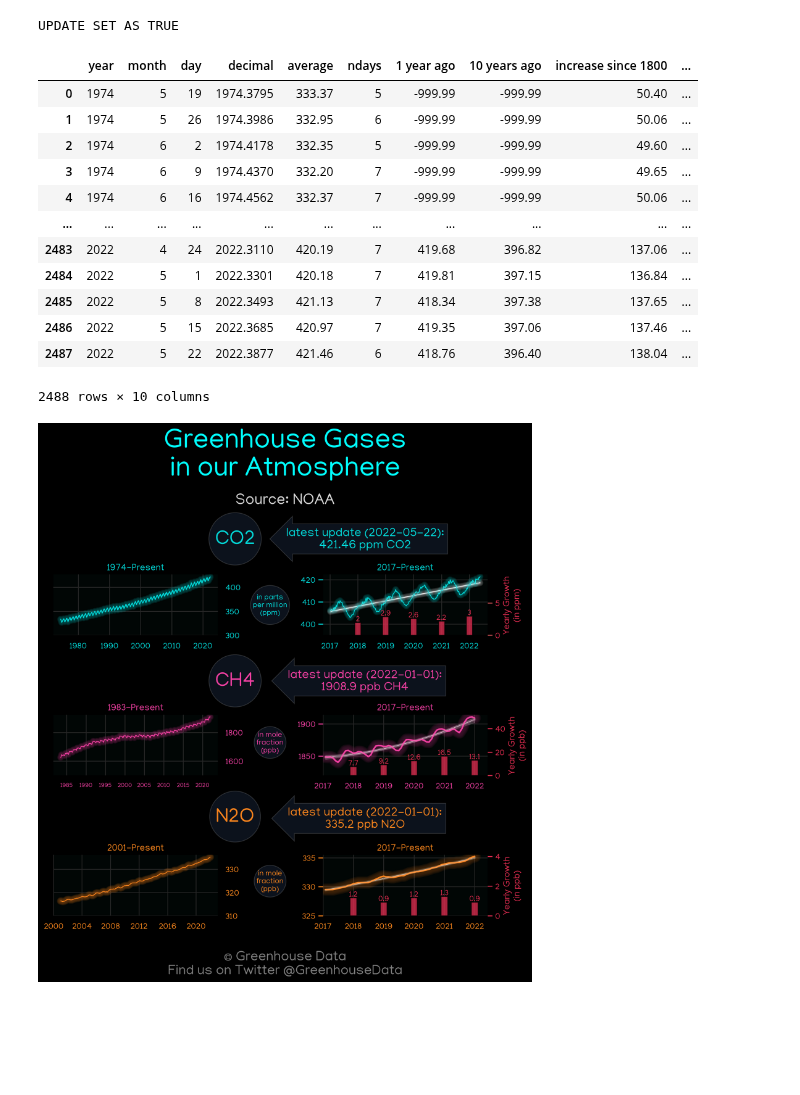
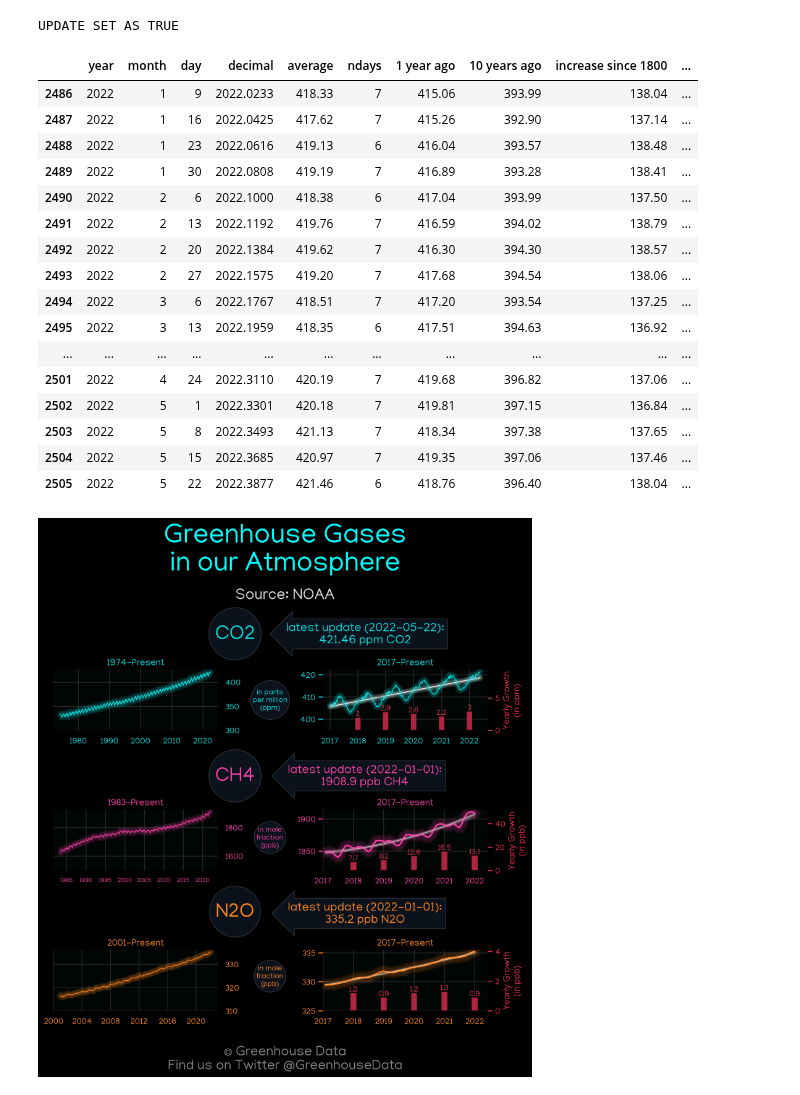
Before and after one commit to dquintani/GreenhouseData, a Jupyter notebook: scripts/Random_Fig_Daily.ipynb, the cells around one changed output. Cells and saved outputs as stored; diff of their text form; code cells hidden in the pictures; blank space fills up the shorter version.

Commit message:
fix manual silencer

```diff
--- a/scripts/Random_Fig_Daily.ipynb
+++ b/scripts/Random_Fig_Daily.ipynb
@@ -194,26 +194,30 @@ else:
 # %% [output]
 UPDATE SET AS TRUE
 # %%
-# FOR MANUAL UPDATES, silence all when finished:
-df_ch4 = pd.read_csv("../clean_data/NOAA_CH4.csv")
-df_co2 = pd.read_csv("../clean_data/NOAA_CO2.csv")
-df_n2o = pd.read_csv("../clean_data/NOAA_N2O.csv")
-UPDATE = True
-df_co2
+# # FOR MANUAL UPDATES, silence all when finished:
+# df_ch4 = pd.read_csv("../clean_data/NOAA_CH4.csv")
+# df_co2 = pd.read_csv("../clean_data/NOAA_CO2.csv")
+# df_n2o = pd.read_csv("../clean_data/NOAA_N2O.csv")
+# UPDATE = True
+df_co2.tail(20)
 # %% [output]
 |  | year | month | day | decimal | average | ndays | 1 year ago | 10 years ago | increase since 1800 | ... |
-| 0 | 1974 | 5 | 19 | 1974.3795 | 333.37 | 5 | -999.99 | -999.99 | 50.40 | ... |
-| 1 | 1974 | 5 | 26 | 1974.3986 | 332.95 | 6 | -999.99 | -999.99 | 50.06 | ... |
-| 2 | 1974 | 6 | 2 | 1974.4178 | 332.35 | 5 | -999.99 | -999.99 | 49.60 | ... |
-| 3 | 1974 | 6 | 9 | 1974.4370 | 332.20 | 7 | -999.99 | -999.99 | 49.65 | ... |
-| 4 | 1974 | 6 | 16 | 1974.4562 | 332.37 | 7 | -999.99 | -999.99 | 50.06 | ... |
+| 2486 | 2022 | 1 | 9 | 2022.0233 | 418.33 | 7 | 415.06 | 393.99 | 138.04 | ... |
+| 2487 | 2022 | 1 | 16 | 2022.0425 | 417.62 | 7 | 415.26 | 392.90 | 137.14 | ... |
+| 2488 | 2022 | 1 | 23 | 2022.0616 | 419.13 | 6 | 416.04 | 393.57 | 138.48 | ... |
+| 2489 | 2022 | 1 | 30 | 2022.0808 | 419.19 | 7 | 416.89 | 393.28 | 138.41 | ... |
+| 2490 | 2022 | 2 | 6 | 2022.1000 | 418.38 | 6 | 417.04 | 393.99 | 137.50 | ... |
+| 2491 | 2022 | 2 | 13 | 2022.1192 | 419.76 | 7 | 416.59 | 394.02 | 138.79 | ... |
+| 2492 | 2022 | 2 | 20 | 2022.1384 | 419.62 | 7 | 416.30 | 394.30 | 138.57 | ... |
+| 2493 | 2022 | 2 | 27 | 2022.1575 | 419.20 | 7 | 417.68 | 394.54 | 138.06 | ... |
+| 2494 | 2022 | 3 | 6 | 2022.1767 | 418.51 | 7 | 417.20 | 393.54 | 137.25 | ... |
+| 2495 | 2022 | 3 | 13 | 2022.1959 | 418.35 | 6 | 417.51 | 394.63 | 136.92 | ... |
 | ... | ... | ... | ... | ... | ... | ... | ... | ... | ... | ... |
-| 2483 | 2022 | 4 | 24 | 2022.3110 | 420.19 | 7 | 419.68 | 396.82 | 137.06 | ... |
-| 2484 | 2022 | 5 | 1 | 2022.3301 | 420.18 | 7 | 419.81 | 397.15 | 136.84 | ... |
-| 2485 | 2022 | 5 | 8 | 2022.3493 | 421.13 | 7 | 418.34 | 397.38 | 137.65 | ... |
-| 2486 | 2022 | 5 | 15 | 2022.3685 | 420.97 | 7 | 419.35 | 397.06 | 137.46 | ... |
-| 2487 | 2022 | 5 | 22 | 2022.3877 | 421.46 | 6 | 418.76 | 396.40 | 138.04 | ... |
+| 2501 | 2022 | 4 | 24 | 2022.3110 | 420.19 | 7 | 419.68 | 396.82 | 137.06 | ... |
+| 2502 | 2022 | 5 | 1 | 2022.3301 | 420.18 | 7 | 419.81 | 397.15 | 136.84 | ... |
+| 2503 | 2022 | 5 | 8 | 2022.3493 | 421.13 | 7 | 418.34 | 397.38 | 137.65 | ... |
+| 2504 | 2022 | 5 | 15 | 2022.3685 | 420.97 | 7 | 419.35 | 397.06 | 137.46 | ... |
+| 2505 | 2022 | 5 | 22 | 2022.3877 | 421.46 | 6 | 418.76 | 396.40 | 138.04 | ... |
-2488 rows × 10 columns
 # %%
 
 if UPDATE ==True:
```
Also changed, not shown: 1 other file.
